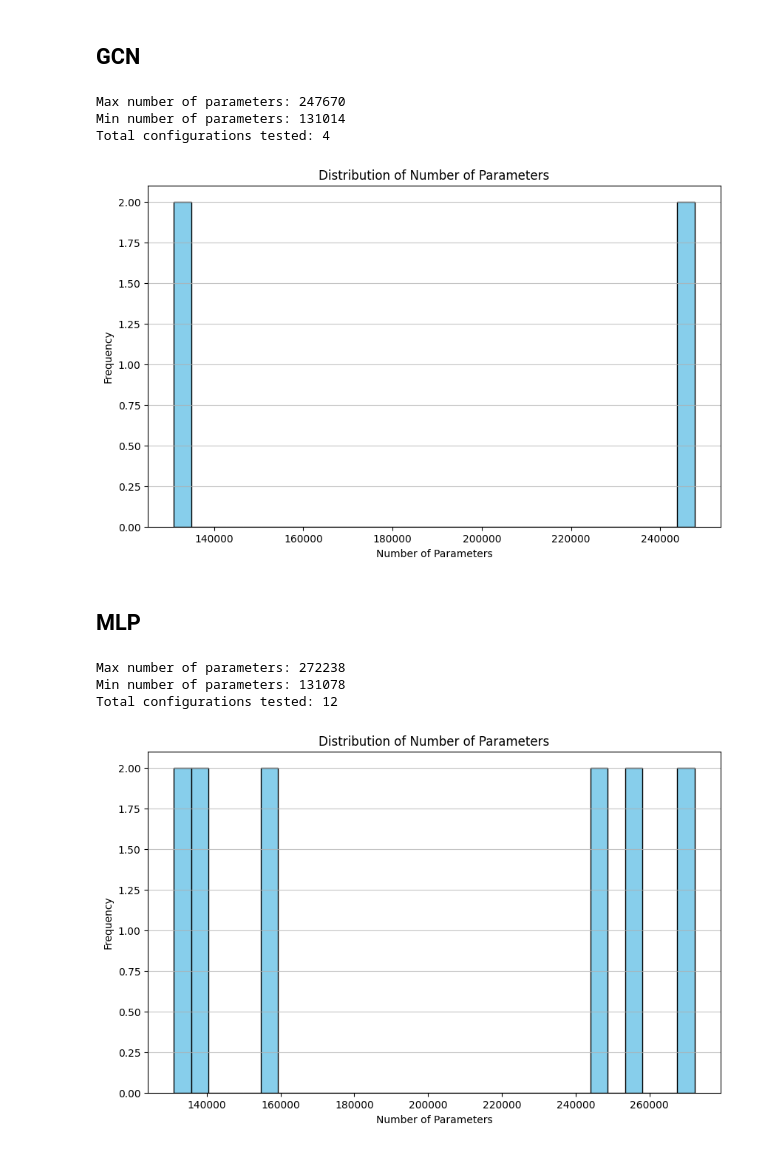
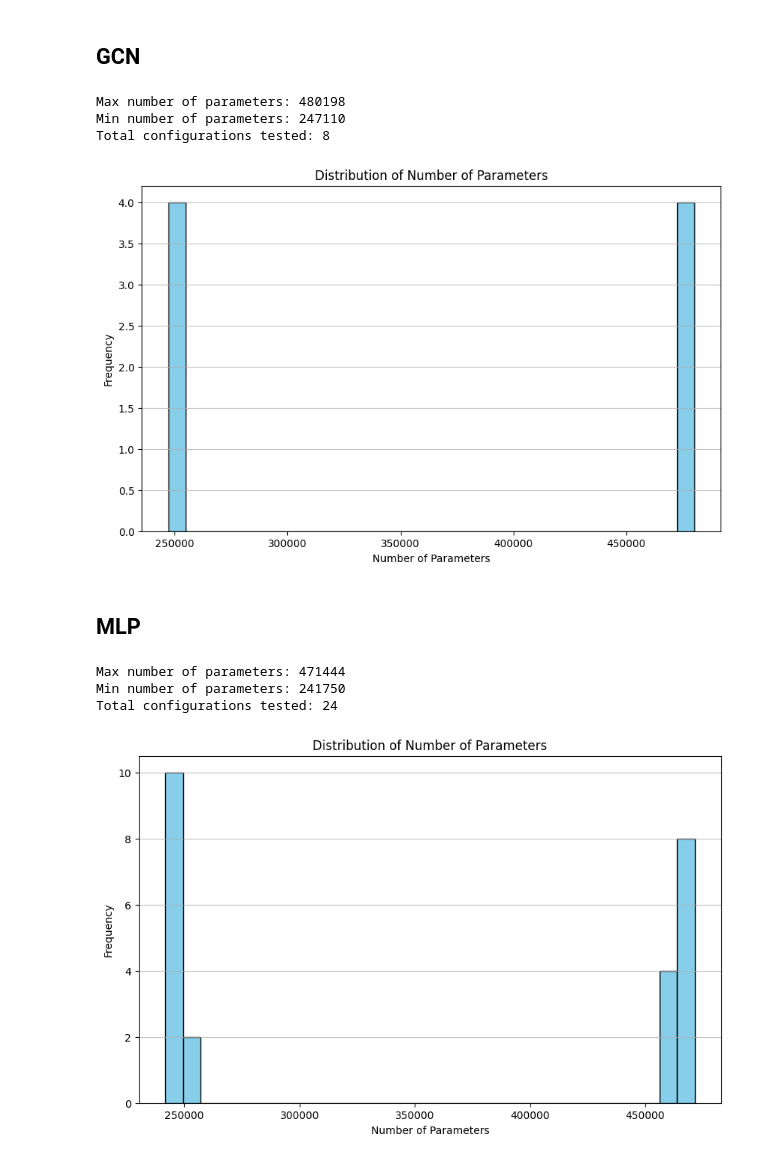
Before and after one commit to geometric-intelligence/TopoProteo, a Jupyter notebook: hyperparameter_search_analysis.ipynb, the cells around one changed output. Saved outputs shown, nothing was run; the diff lists cells and outputs as text; code cells hidden in the pictures.

Commit message:
matching params to current experiments

```diff
--- a/hyperparameter_search_analysis.ipynb
+++ b/hyperparameter_search_analysis.ipynb
@@ -158,20 +158,21 @@ feature_encoder_out_channels_gatv4 = [1,8]
 
 
 gat_num_layers = [2]                     # Fix to 2
-gat_heads = [1, 2]                          # Avoid high head count
+gat_heads = [2, 4]                          # Avoid high head count
 
 
 gcn_num_layers = [2]
 
 #correct shared baselines
 fc_dims= [[8,4,2],[16,8,4]] #DONE
-feature_encoder_dims = [8] #DONE
-graph_encoder_dims= [16, 8] #DONE
+feature_encoder_dims = [4, 8] #DONE
+graph_encoder_dims= [32, 16] #DONE
 feature_encoder_out_channels= [2] #DONE
 
 #good
-readout_graph_encoder_dims = [[16,8], [32,16]] #[512,256,128]
-readout_fc_dims= [[128,32,32],[32, 16, 16, 8], [64,32,32,16]]
+readout_graph_encoder_dims = [[62,32], [32,16]] #[512,256,128]
+readout_fc_dims= [[128,32,16],[32, 16, 8], [64,32,16]]
+feature_encoder_dims_mlp = [8, 4]
 readout_fc_acts = ['relu', 'tanh']
 # %%
 if GlobalHydra().is_initialized():
@@ -402,14 +417,14 @@ plt.ylabel('Frequency')
 plt.grid(axis='y', alpha=0.75)
 plt.show()
 # %% [output]
-Max number of parameters: 247670
-Min number of parameters: 131014
-Total configurations tested: 4
+Max number of parameters: 480198
+Min number of parameters: 247110
+Total configurations tested: 8
-[figure, old version]
+[figure, new version]
 # %% [markdown]
 ## MLP ##
 # %%
-def load_readout_model(fc_dim, graph_encoder_dim, fc_act):
+def load_readout_model(fc_dim, graph_encoder_dim, fc_act, feature_encoder_dim):
     cfg = compose(
         config_name="run.yaml",
         overrides=[
@@ -417,6 +432,7 @@ def load_readout_model(fc_dim, graph_encoder_dim, fc_act):
             "dataset=graph/FTD",
             f"model.readout.fc_dim={fc_dim}",
             f"model.readout.graph_encoder_dim={graph_encoder_dim}",
+            f"model.readout.feature_encoder_dim={feature_encoder_dim}",
             f"model.readout.fc_act={fc_act}",
         ],
         return_hydra_config=True,
@@ -431,33 +447,34 @@ def load_readout_model(fc_dim, graph_encoder_dim, fc_act):
 # %%
 total_params_list_combined = []
 
 # Loop over all combos
 for fc_dim in readout_fc_dims:
     for graph_encoder_dim in readout_graph_encoder_dims:
         for fc_act in readout_fc_acts:
-            try:
-                model = load_readout_model(fc_dim, graph_encoder_dim, fc_act)
-                total_params = sum(p.numel() for p in model.parameters())
-                total_params_list_combined.append(total_params)
-            except Exception as e:
-                print(f"⚠️ Skipped combo due to error: {e}")
-                continue
+            for feature_encoder_dim in feature_encoder_dims_mlp:
+                try:
+                    model = load_readout_model(fc_dim, graph_encoder_dim, fc_act, feature_encoder_dim)
+                    total_params = sum(p.numel() for p in model.parameters())
+                    total_params_list_combined.append(total_params)
+                except Exception as e:
+                    print(f"⚠️ Skipped combo due to error: {e}")
+                    continue
 
 # Output results
 print("Max number of parameters:", max(total_params_list_combined))
 print("Min number of parameters:", min(total_params_list_combined))
 print("Total configurations tested:", len(total_params_list_combined))
 
 # Plot the distribution of the number of parameters
 plt.figure(figsize=(10, 6))
 plt.hist(total_params_list_combined, bins=30, color='skyblue', edgecolor='black')
 plt.title('Distribution of Number of Parameters')
 plt.xlabel('Number of Parameters')
 plt.ylabel('Frequency')
 plt.grid(axis='y', alpha=0.75)
 plt.show()
 # %% [output]
-Max number of parameters: 272238
-Min number of parameters: 131078
-Total configurations tested: 12
+Max number of parameters: 471444
+Min number of parameters: 241750
+Total configurations tested: 24
-[figure, old version]
+[figure, new version]
```
Also changed, not shown: parts of 2 cells of this notebook.
